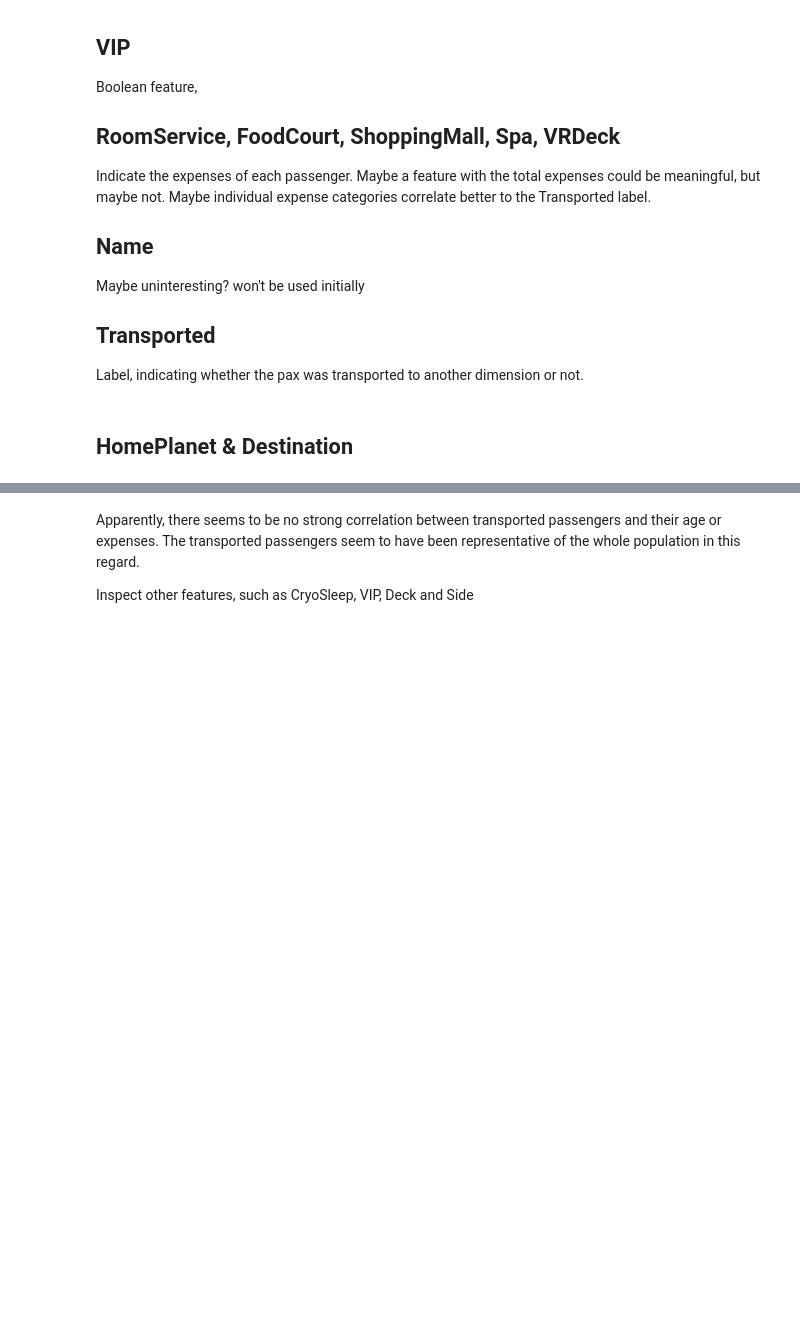
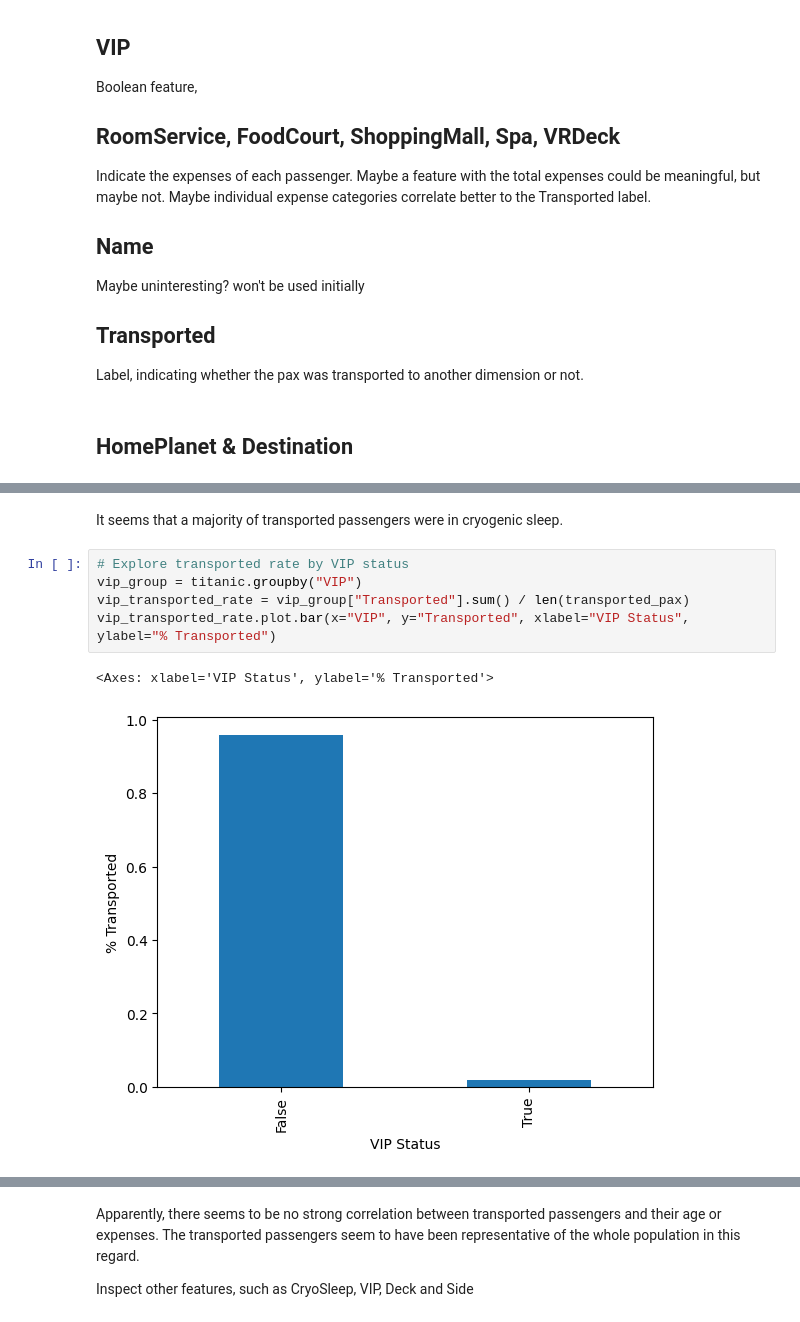
Before and after one commit to aarangop/ml-learning-projects, a Jupyter notebook: spaceship_titanic/spaceship_titanic.ipynb, the cells around one changed output, grey strips where cells are left out. Saved outputs shown, nothing was run; the diff lists cells and outputs as text; blank space fills up the shorter version.

```diff
--- a/spaceship_titanic/spaceship_titanic.ipynb
+++ b/spaceship_titanic/spaceship_titanic.ipynb
@@ -144,0 +202,10 @@ cat_imputer.fit(titanic["HomePlanet"])
+# %% [markdown]
+It seems that a majority of transported passengers were in cryogenic sleep.
+# %%
+# Explore transported rate by VIP status
+vip_group = titanic.groupby("VIP")
+vip_transported_rate = vip_group["Transported"].sum() / len(transported_pax)
+vip_transported_rate.plot.bar(x="VIP", y="Transported", xlabel="VIP Status", ylabel="% Transported")
+# %% [output]
+<Axes: xlabel='VIP Status', ylabel='% Transported'>
+[figure, added]
```
Also changed, not shown: parts of 42 cells of this notebook, 1 other file.
